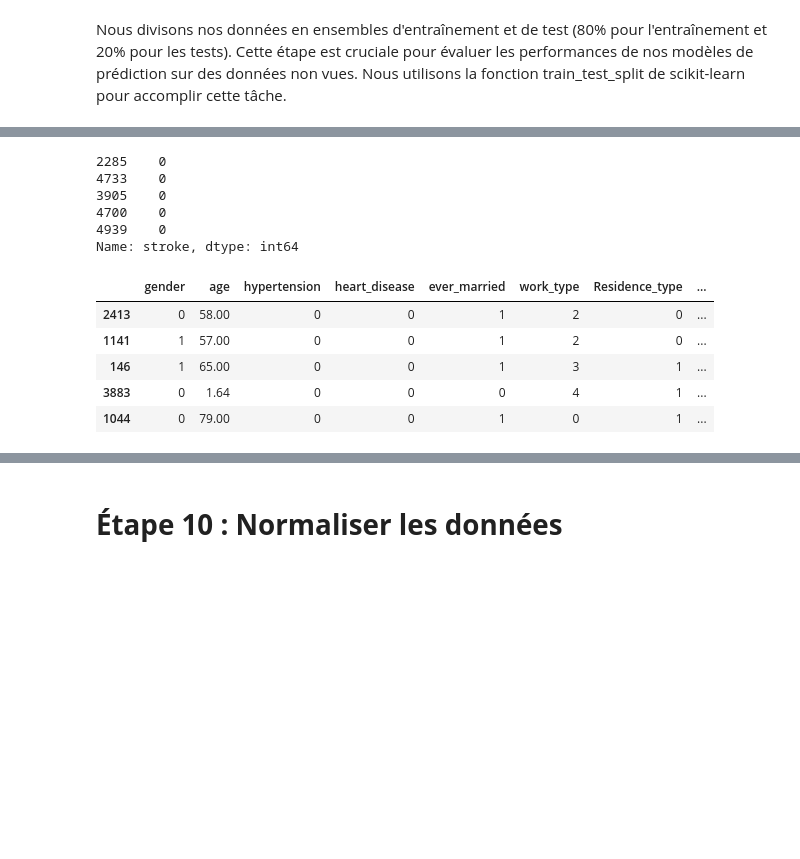
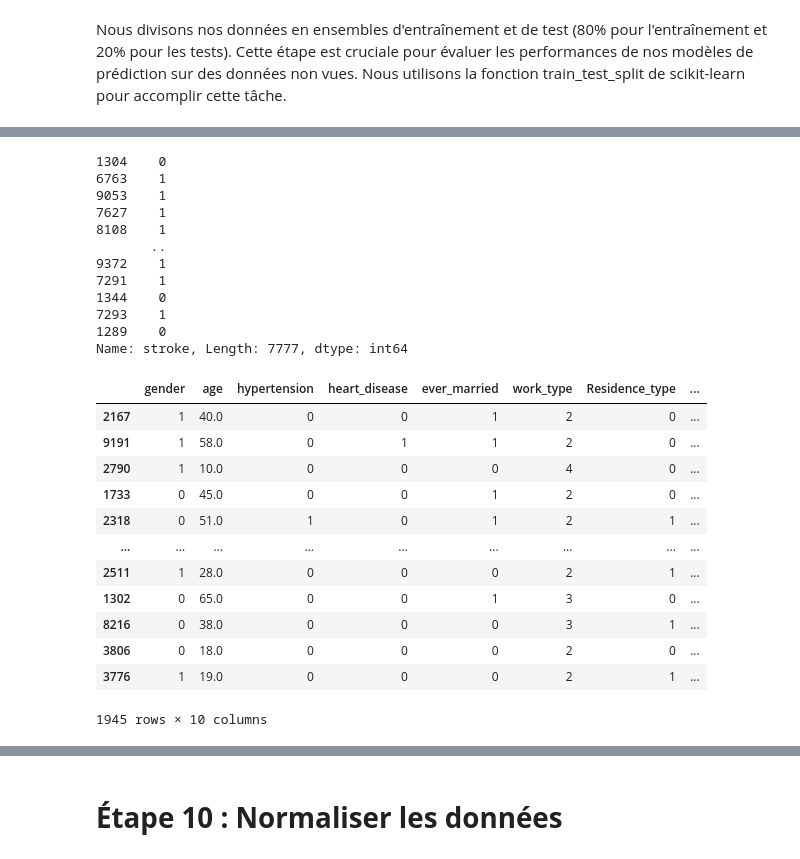
Before and after one commit to hiendinh2001/predictionAVC_project, a Jupyter notebook: neuralStroke_DINH_Thi_Thu_Hien.ipynb, the cells around one changed output, grey strips where cells are left out. Drawn from its saved outputs; the diff is of its cells as text; code cells hidden in the pictures; blank space fills up the shorter version.

```diff
--- a/neuralStroke_DINH_Thi_Thu_Hien.ipynb
+++ b/neuralStroke_DINH_Thi_Thu_Hien.ipynb
@@ -326,3 +342,35 @@ memory usage: 439.3 KB
 # **Étape 9 : Diviser les données en ensembles d'entraînement et de test**
 # %% [markdown]
 Nous divisons nos données en ensembles d'entraînement et de test (80% pour l'entraînement et 20% pour les tests). Cette étape est cruciale pour évaluer les performances de nos modèles de prédiction sur des données non vues. Nous utilisons la fonction train_test_split de scikit-learn pour accomplir cette tâche.
+# %%
+def augmente_dataset(df, noise_variance=0.025):
+    # Séparer les lignes en deux groupes en fonction de la valeur de la colonne "stroke"
+    df_minority = df[df['stroke'] == 1]
+    df_majority = df[df['stroke'] == 0]  # d'après le graphique il y a bc plus de 0
+
+    from sklearn.utils import resample
+    # Effectuer la data augmentation en dupliquant aléatoirement les lignes du groupe minoritaire jusqu'à ce qu'il ait le même nombre de lignes que le groupe majoritaire
+    df_minority_upsampled = resample(df_minority, replace=True, n_samples=len(df_majority) - len(df_minority),
+                                     random_state=123)
+
+    # Ajouter un peu de bruit aux nouvelles lignes en générant des valeurs aléatoires à partir d'une distribution normal
+    noise = np.random.normal(0, noise_variance, (df_minority_upsampled.shape[0], df_minority_upsampled.shape[1] - 1))
+    cols = df_minority_upsampled.columns[:-1]
+    df_minority_upsampled.loc[:, cols] = np.abs(df_minority_upsampled.loc[:, cols] + noise)
+    df_minority_upsampled
+
+    # Concaténer les deux groupes en un seul jeu de données équilibré
+    df_augmented = pd.concat([df_majority, df_minority, df_minority_upsampled])
+    df_augmented.shape
+
+    # Mélanger les lignes pour éviter tout biais
+    df_augmented = df_augmented.sample(frac=1, random_state=123).reset_index(drop=True)
+
+    return df_augmented
+
+
+print(data.shape)
+data = augmente_dataset(data, noise_variance=0.02)
+
+print(data.shape)
+data.describe()
@@ -367,22 +483,35 @@ X_train.head()
 # %%
 # Afficher les premières lignes de la cible d'entraînement
-Y_train.head()
+Y_train
 # %% [output]
-2285    0
-4733    0
-3905    0
-4700    0
-4939    0
-Name: stroke, dtype: int64
+1304    0
+6763    1
+9053    1
+7627    1
+8108    1
+       ..
+9372    1
+7291    1
+1344    0
+7293    1
+1289    0
+Name: stroke, Length: 7777, dtype: int64
 # %%
 # Afficher les premières lignes des features de test
-X_test.head()
+X_test
 # %% [output]
 |  | gender | age | hypertension | heart_disease | ever_married | work_type | Residence_type | ... |
-| 2413 | 0 | 58.00 | 0 | 0 | 1 | 2 | 0 | ... |
-| 1141 | 1 | 57.00 | 0 | 0 | 1 | 2 | 0 | ... |
-| 146 | 1 | 65.00 | 0 | 0 | 1 | 3 | 1 | ... |
-| 3883 | 0 | 1.64 | 0 | 0 | 0 | 4 | 1 | ... |
-| 1044 | 0 | 79.00 | 0 | 0 | 1 | 0 | 1 | ... |
+| 2167 | 1 | 40.0 | 0 | 0 | 1 | 2 | 0 | ... |
+| 9191 | 1 | 58.0 | 0 | 1 | 1 | 2 | 0 | ... |
+| 2790 | 1 | 10.0 | 0 | 0 | 0 | 4 | 0 | ... |
+| 1733 | 0 | 45.0 | 0 | 0 | 1 | 2 | 0 | ... |
+| 2318 | 0 | 51.0 | 1 | 0 | 1 | 2 | 1 | ... |
+| ... | ... | ... | ... | ... | ... | ... | ... | ... |
+| 2511 | 1 | 28.0 | 0 | 0 | 0 | 2 | 1 | ... |
+| 1302 | 0 | 65.0 | 0 | 0 | 1 | 3 | 0 | ... |
+| 8216 | 0 | 38.0 | 0 | 0 | 0 | 3 | 1 | ... |
+| 3806 | 0 | 18.0 | 0 | 0 | 0 | 2 | 0 | ... |
+| 3776 | 1 | 19.0 | 0 | 0 | 0 | 2 | 1 | ... |
+1945 rows × 10 columns
 # %%
 # Afficher les premières lignes de la cible de test
```
Also changed, not shown: parts of 48 cells of this notebook.
